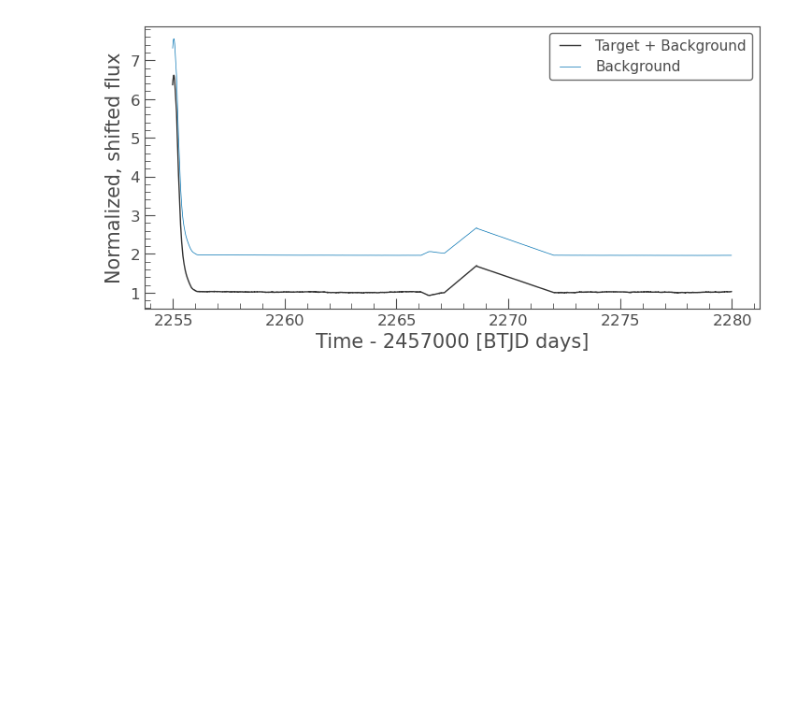
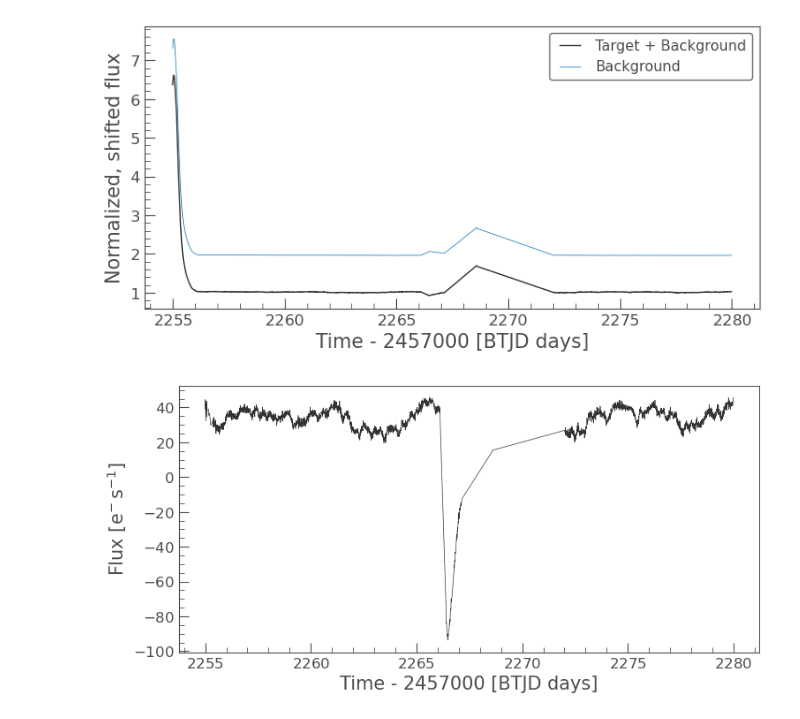
Before and after one commit to ASainio/ASASSN-21qj, a Jupyter notebook: TESS_sector_35.ipynb, the cells around one changed output. Saved outputs shown, nothing was run; the diff lists cells and outputs as text; code cells hidden in the pictures; blank space fills up the shorter version.

```diff
--- a/TESS_sector_35.ipynb
+++ b/TESS_sector_35.ipynb
@@ -61,3 +61,8 @@ ax = (s35_target_lc / common_normalization).plot(normalize=False, label='Target
                                                         ylabel='Normalized, shifted flux');
 # %% [output]
 [figure]
+# %%
+s35_corrected_lc = s35_target_lc - s35_background_estimate_lc.flux
+s35_corrected_lc.plot();
+# %% [output]
+[figure, added]
```
Also changed, not shown: parts of 2 cells of this notebook, 3 other files.
